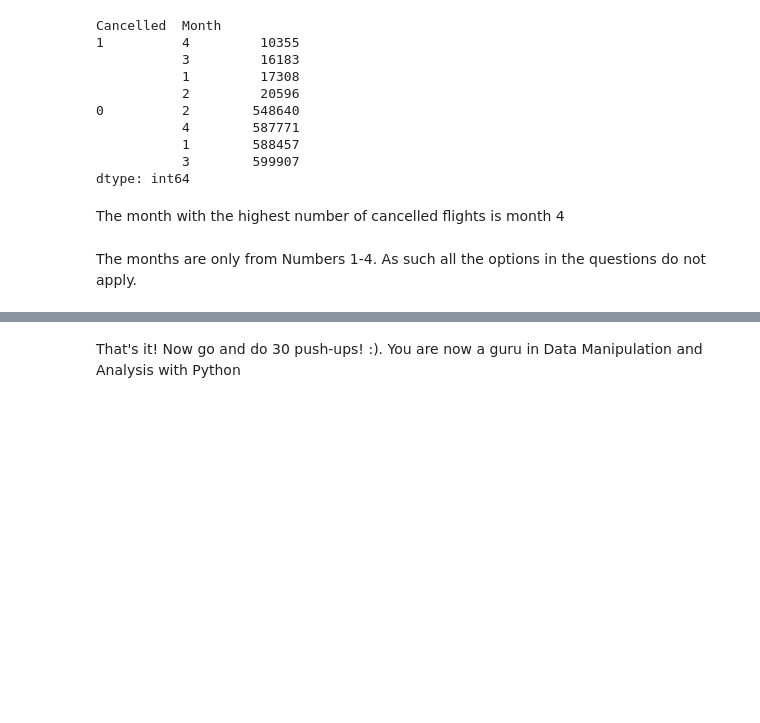
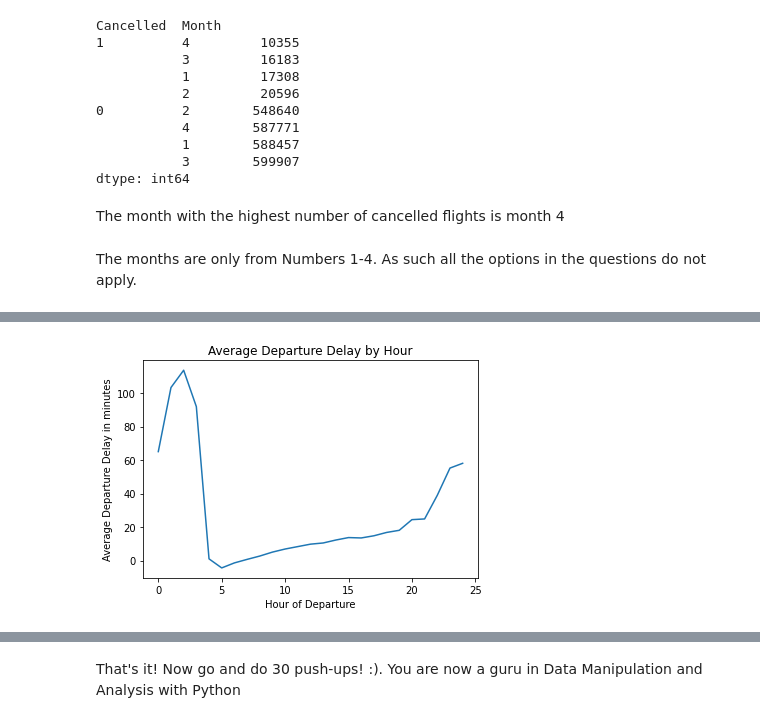
Before and after one commit to vanessaozogu/DM20, a Jupyter notebook: assignment1_USA_flights_EDA.ipynb, the cells around one changed output, grey strips where cells are left out. Saved outputs shown, nothing was run; the diff lists cells and outputs as text; code cells hidden in the pictures; blank space fills up the shorter version.

```diff
--- a/assignment1_USA_flights_EDA.ipynb
+++ b/assignment1_USA_flights_EDA.ipynb
@@ -298,0 +305,3 @@ Name: 1018504, dtype: object
+# %%
+flights_df['DepTime'] = flights_df['DepTime'].astype(str).str.zfill(4)
+flights_df['DepTime'].head(10)
@@ -298,0 +335,3 @@ Name: 1018504, dtype: object
+# %%
+flights_df['New_Deptime'] = flights_df['DepTime'].str[0:2]
+flights_df['New_Deptime'].head()
@@ -449,22 +452,0 @@ Name: DepDelay, Length: 64, dtype: float16
-# %%
-#flights_df["DepTime"].fillna(0, inplace = True)
-flights_df['DepTime'] = flights_df['DepTime'].astype(str)
-flights_df['DepTime'] = flights_df['DepTime'].apply(lambda x: x.zfill(4))
-
-flights_df['DepTime'] = flights_df['DepTime'].str.strip()
-#flights_df.head()
-
-def dep_time(df):
-  try:
-    dt = pd.to_datetime(df, format= '%H%M')
-    return dt.time
-  except ValueError:
-    return str(0)
-
-flights_df['New_Deptime'] = dep_time(flights_df['DepTime'])
-flights_df['New_Deptime']
-#flights_df['New_Deptime'] = dep_time(flights_df["DepTime"])
-#flights_df.head()
-#flights_df['DepTime'] = flights_df['DepTime'].apply(lambda x: x.zfill(4))
-#flights_df['DepTime'] = flights_df['DepTime'].astype('timedelta64[h]')
-#flights_df.head()
@@ -514,0 +469,6 @@ flights_df.head()
+# %%
+completed_trips_2 = flights_df[flights_df['Cancelled'] == 0]
+completed_trips_2["DepTime"] = pd.to_numeric(completed_trips_2["DepTime"], errors='coerce')
+completed_trips_2['DepTime'].fillna(0, inplace=True)
+completed_trips_2['DepHour'] = completed_trips_2['DepTime'] // 100
+hour_delay = completed_trips_2.groupby('DepHour')["DepDelay"].mean()
@@ -514,0 +490,8 @@ flights_df.head()
+# %%
+plt.plot(hour_delay.index, hour_delay.values)
+plt.xlabel("Hour of Departure")
+plt.ylabel("Average Departure Delay in minutes")
+plt.title("Average Departure Delay by Hour")
+plt.show()
+# %% [output]
+[figure, added]
```
Also changed, not shown: parts of 36 cells of this notebook.
